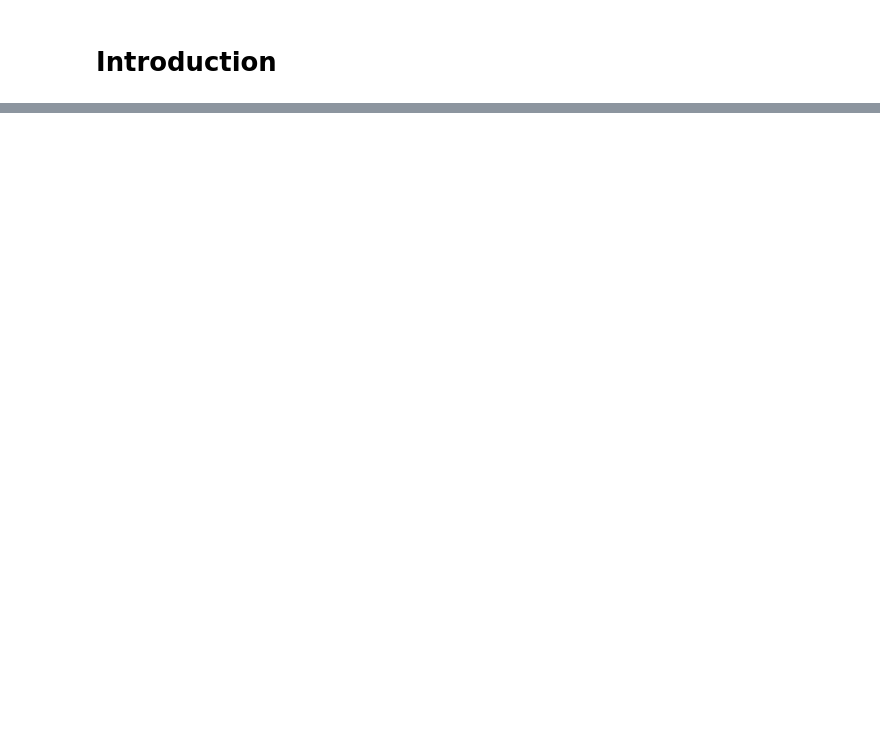
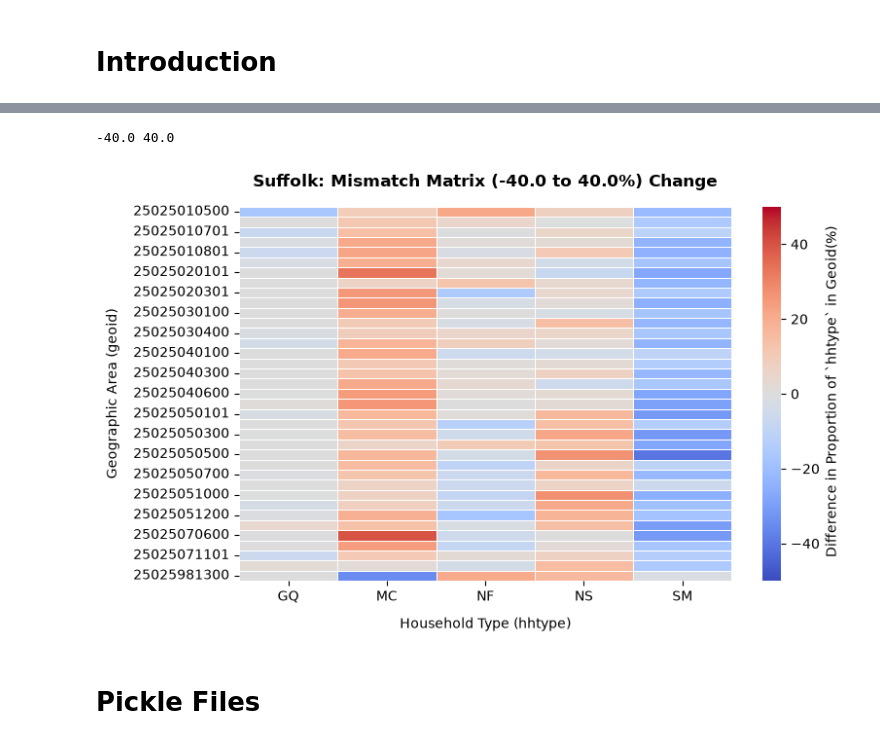
Before and after one commit to nicholas-ko-zy/us-synth-pop, a Jupyter notebook: synthpop/eda.ipynb, the cells around one changed output, grey strips where cells are left out. Drawn from its saved outputs; the diff is of its cells as text; code cells hidden in the pictures; blank space fills up the shorter version.

```diff
--- a/synthpop/eda.ipynb
+++ b/synthpop/eda.ipynb
@@ -218,0 +228,7 @@ syn_indvs_spatial_2503302.shape
+# %%
+hhtype_compare_2503302_df = synpop_hhtype_2503302_df.merge(marginal_hhtype_2503302_df, left_on=['geoid_1', 'hhtype'], right_on=['geoid','hhtype'])
+hhtype_columns_to_keep = ['geoid', 'hhtype', 'perc_syn', 'perc_marg']
+hhtype_compare_2503302_df = hhtype_compare_2503302_df[hhtype_columns_to_keep]
+# hhtype_compare_2503302_df['diff'] = hhtype_compare_2503302_df['count_synpop'] - hhtype_compare_2503302_df['count_marginals']
+hhtype_compare_2503302_df['perc_diff'] = hhtype_compare_2503302_df['perc_syn'] - hhtype_compare_2503302_df['perc_marg']
+hhtype_compare_2503302_df.iloc[5:10, :][['geoid', 'hhtype', 'perc_diff']]
@@ -218,0 +242,52 @@ syn_indvs_spatial_2503302.shape
+# %%
+df_matrix_ma = hhtype_compare_2503302_df.pivot(index='geoid', columns='hhtype', values='perc_diff')
+
+# Fill any missing category combinations with 0 so the heatmap stays uniform
+df_matrix_ma = df_matrix_ma.fillna(0)
+
+min_ma = round(df_matrix_ma.reset_index().iloc[:, 1:].min().min(), 0)
+max_ma = round(df_matrix_ma.reset_index().iloc[:, 1:].max().max(), 0)
+print(min_ma, max_ma)
+# df_clipped_ma = df_matrix_ma.clip(lower=-50, upper=50)
+# %% [output]
+-40.0 40.0
+# %%
+#=====================================================================
+# 2. MASK THE INF VALUES FOR THE COLOR SCALE
+# =====================================================================
+
+vmax = max(abs(clean_values.min()), abs(clean_values.max()))
+vmin = -vmax
+
+# =====================================================================
+# 3. GENERATE THE HEATMAP WITH BACKGROUND COLOR FILL
+# =====================================================================
+fig, ax = plt.subplots(figsize=(8, 5))
+
+# Set the background facecolor of the axis.
+# Any masked (inf) cell will reveal this underlying color.
+ax.set_facecolor('#d3d3d3') # Light slate grey (Change to any hex color you want)
+
+sns.heatmap(
+    df_matrix_ma,
+    fmt="",                  # Keeps mixed string handling clean
+    cmap="coolwarm",         # Classic blue-to-red diverging palette
+    center=0,                # Keeps perfect matches (0.0) neutral white
+    vmin=-50,               # Hard limits the cool blue scale floor
+    vmax=50,                # Hard limits the warm red scale ceiling
+    linewidths=0.5,
+    cbar_kws={'label': ' Difference in Proportion of `hhtype` in geoid (%)'}
+)
+
+plt.title(f'Suffolk: Mismatch Matrix ({min_ma} to {max_ma}%) Change', fontsize=12, pad=15, fontweight='bold')
+plt.xlabel('Household Type (hhtype)', fontsize=10, labelpad=10)
+plt.ylabel('Geographic Area (geoid)', fontsize=10, labelpad=10)
+plt.xticks(rotation=0)
+plt.yticks(rotation=0)
+
+plt.tight_layout()
+plt.show()
+# %% [output]
+[figure, added]
+# %% [markdown]
+# Pickle Files
```
Also changed, not shown: parts of 38 cells of this notebook.
